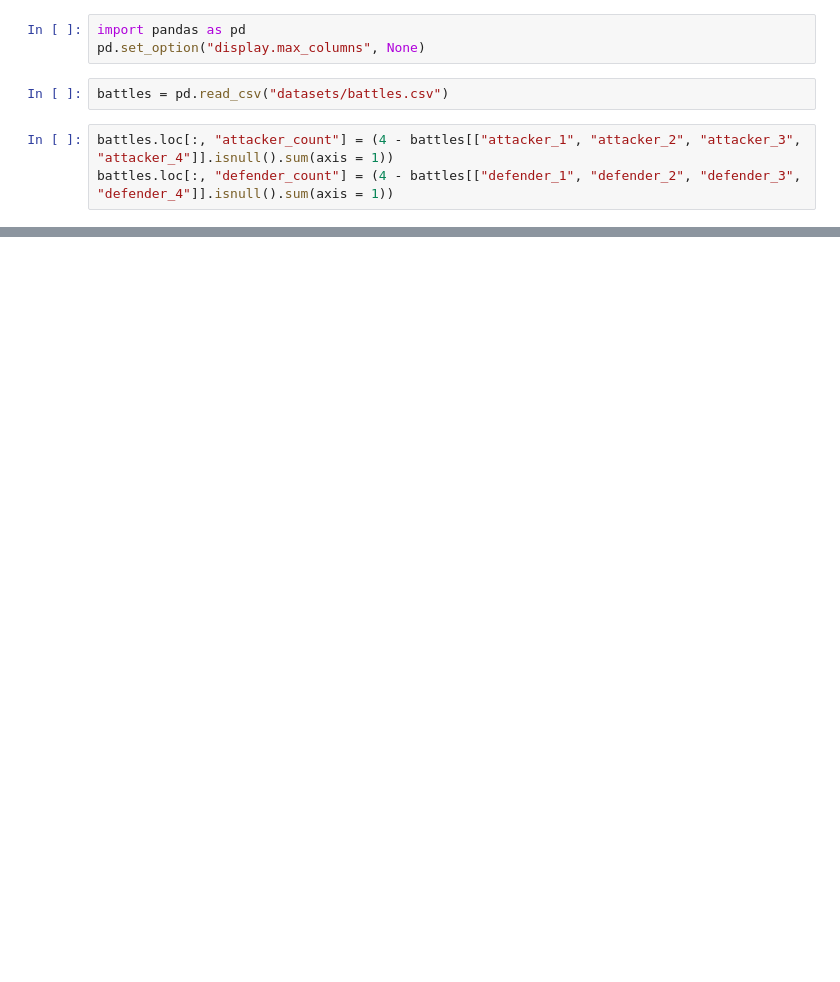
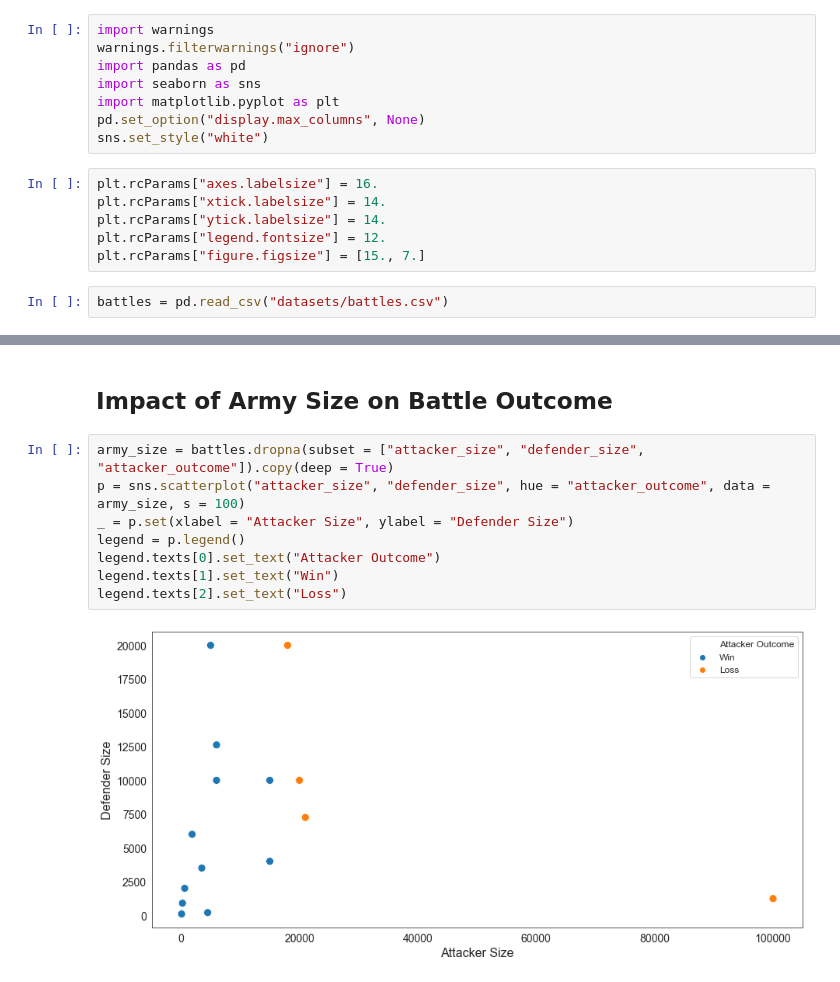
Before and after one commit to ydDianYu/Game_of_Thrones_Data_Analysis, a Jupyter notebook: exploratory-analysis.ipynb, the cells around one changed output, grey strips where cells are left out. Drawn from its saved outputs; the diff is of its cells as text; blank space fills up the shorter version.

Commit message:
Add army size analysis

```diff
--- a/exploratory-analysis.ipynb
+++ b/exploratory-analysis.ipynb
@@ -1,11 +1,19 @@
 # %%
+import warnings
+warnings.filterwarnings("ignore")
 import pandas as pd
+import seaborn as sns
+import matplotlib.pyplot as plt
 pd.set_option("display.max_columns", None)
+sns.set_style("white")
+# %%
+plt.rcParams["axes.labelsize"] = 16.
+plt.rcParams["xtick.labelsize"] = 14.
+plt.rcParams["ytick.labelsize"] = 14.
+plt.rcParams["legend.fontsize"] = 12.
+plt.rcParams["figure.figsize"] = [15., 7.]
 # %%
 battles = pd.read_csv("datasets/battles.csv")
-# %%
-battles.loc[:, "attacker_count"] = (4 - battles[["attacker_1", "attacker_2", "attacker_3", "attacker_4"]].isnull().sum(axis = 1))
-battles.loc[:, "defender_count"] = (4 - battles[["defender_1", "defender_2", "defender_3", "defender_4"]].isnull().sum(axis = 1))
 # %%
 battles.head()
 # %% [output]
@@ -15,3 +23,15 @@ battles.head()
 | 2 | Battle of Riverrun | 298 | 3 | Joffrey/Tommen Baratheon | Robb Stark | Lannister | NaN | NaN | ... |
 | 3 | Battle of the Green Fork | 298 | 4 | Robb Stark | Joffrey/Tommen Baratheon | Stark | NaN | NaN | ... |
 | 4 | Battle of the Whispering Wood | 298 | 5 | Robb Stark | Joffrey/Tommen Baratheon | Stark | Tully | NaN | ... |
+# %% [markdown]
+## Impact of Army Size on Battle Outcome
+# %%
+army_size = battles.dropna(subset = ["attacker_size", "defender_size", "attacker_outcome"]).copy(deep = True)
+p = sns.scatterplot("attacker_size", "defender_size", hue = "attacker_outcome", data = army_size, s = 100)
+_ = p.set(xlabel = "Attacker Size", ylabel = "Defender Size")
+legend = p.legend()
+legend.texts[0].set_text("Attacker Outcome")
+legend.texts[1].set_text("Win")
+legend.texts[2].set_text("Loss")
+# %% [output]
+[figure, added]
```
Also changed, not shown: parts of 3 cells of this notebook.
